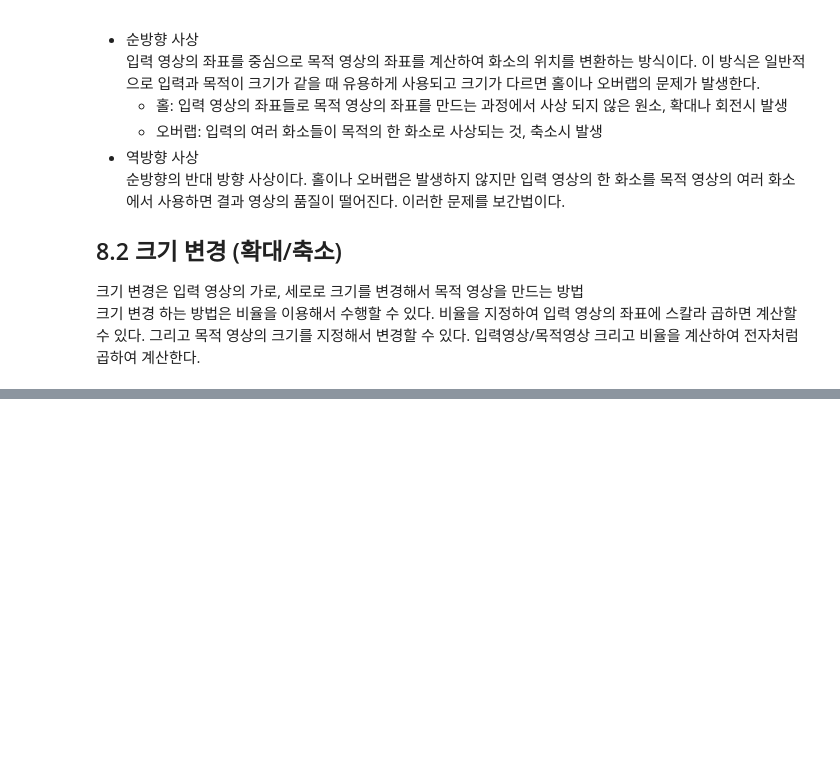
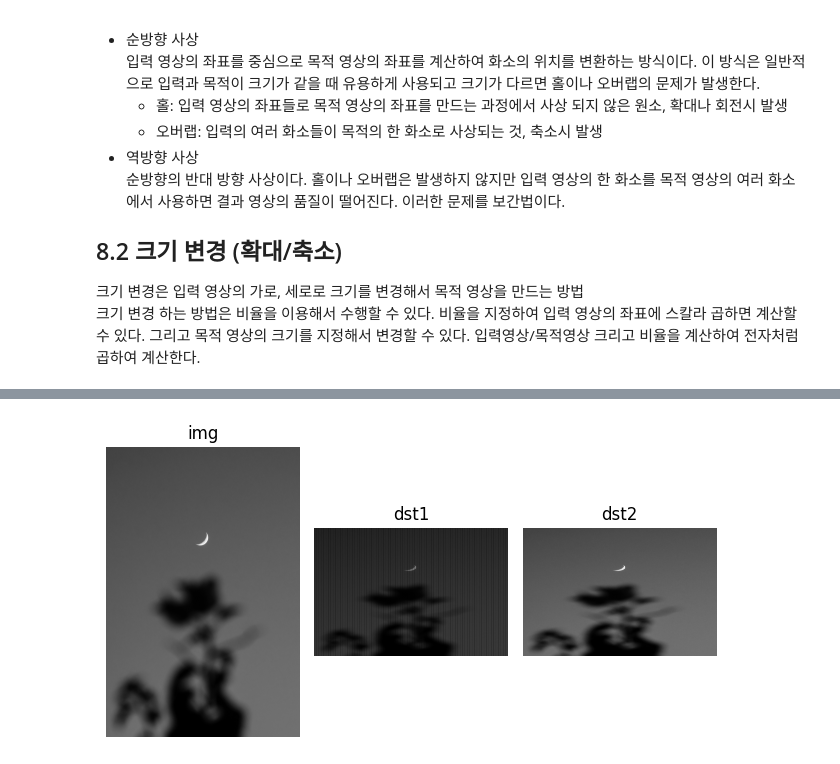
Before and after one commit to toywoo/opencv_tutorial, a Jupyter notebook: source/8_tran_geo.ipynb, the cells around one changed output, grey strips where cells are left out. Cells and saved outputs as stored; diff of their text form; code cells hidden in the pictures; blank space fills up the shorter version.

```diff
--- a/source/8_tran_geo.ipynb
+++ b/source/8_tran_geo.ipynb
@@ -74,0 +78,31 @@ loop elapsed time: 3128.78 ms
+# %%
+def scaling_nearest(img, size):
+    dst = np.zeros(size[::-1], img.dtype)
+    ratioY, ratioX  = np.divide(size[::-1], img.shape[:2])
+    i = np.arange(0, size[1], 1)
+    j = np.arange(0, size[0], 1)
+    i, j = np.meshgrid(i, j)
+    y, x = np.int32(i / ratioY), np.int32(j / ratioX)
+    dst[i, j] = img[y, x]
+
+    return dst
+# %%
+img = cv2.imread("../images/moon.jpg", cv2.IMREAD_GRAYSCALE)
+
+toX = np.int32(img.shape[0] * 1.4)
+toY = np.int32(img.shape[1] * 1.4)
+dst1 = scaling(img, (toX, toY))
+dst2 = scaling_nearest(img, (toX, toY))
+
+titles = ['img', 'dst1', 'dst2']
+fig, axs = plt.subplots(nrows=1, ncols=3)
+
+for ax, title in zip(axs.flat, titles):
+    ax.imshow(eval(title), cmap='gray')
+    ax.set_title(title)
+    ax.axis('off')
+
+plt.tight_layout()
+plt.show()
+# %% [output]
+[figure, added]
```
Also changed, not shown: parts of 9 cells of this notebook.
